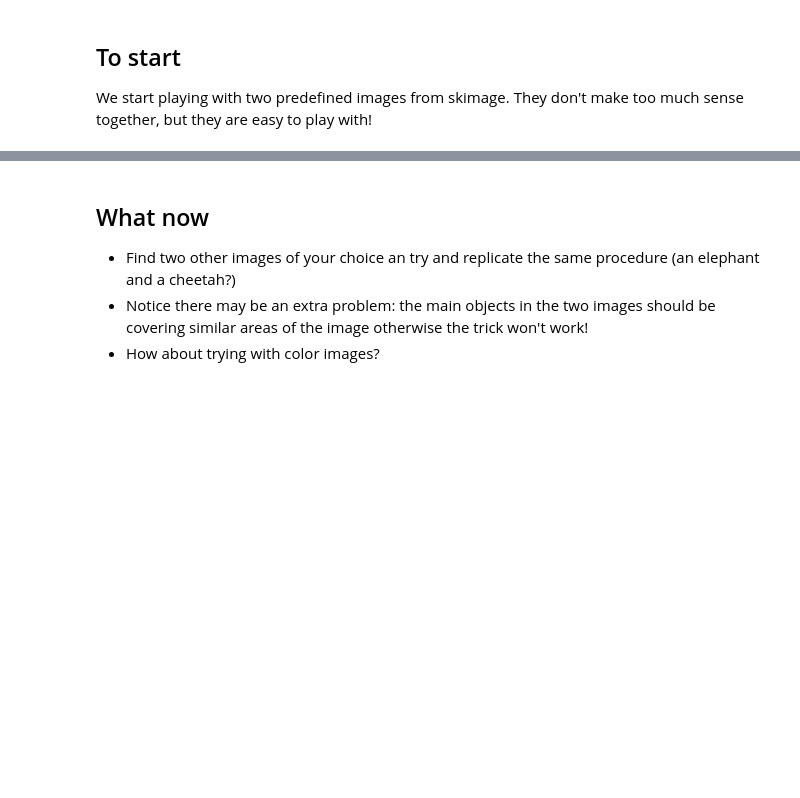
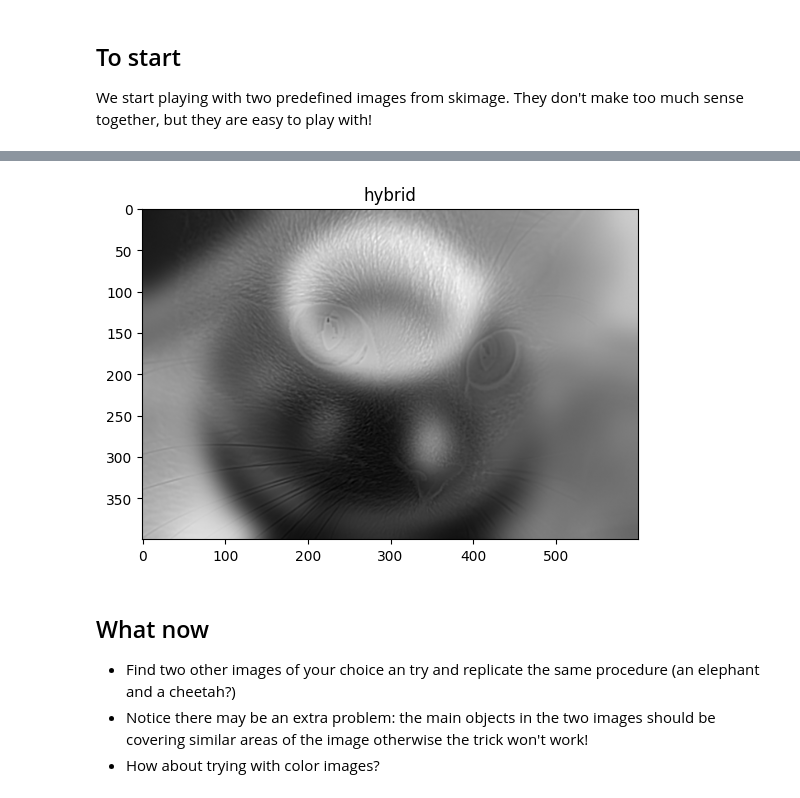
Before and after one commit to mariomine88/Unige_code, a Jupyter notebook: Master/First/CV/homework1/homework1.ipynb, the cells around one changed output, grey strips where cells are left out. Saved outputs shown, nothing was run; the diff lists cells and outputs as text; code cells hidden in the pictures; blank space fills up the shorter version.

```diff
--- a/Master/First/CV/homework1/homework1.ipynb
+++ b/Master/First/CV/homework1/homework1.ipynb
@@ -74,7 +74,7 @@ plt.imshow(img2_smooth, cmap=cm.gist_gray)
 #It's not time to combine the images
 #(a simple sum should do, but you may want to weigh one component more than the other)
 
-img3= #.... FILL IN
+img3= img1_smooth + img2_smooth
 plt.imshow(img3, cmap=cm.gist_gray)
 plt.title("hybrid")
 # %% [output]
@@ -82,3 +82,4 @@ SyntaxError: invalid syntax (<ipython-input-36-5d4f753cf01d>, line 4)
+[figure, added]
 # %% [markdown]
 ## What now
 
```
Also changed, not shown: parts of 2 cells of this notebook, 1 other file.
